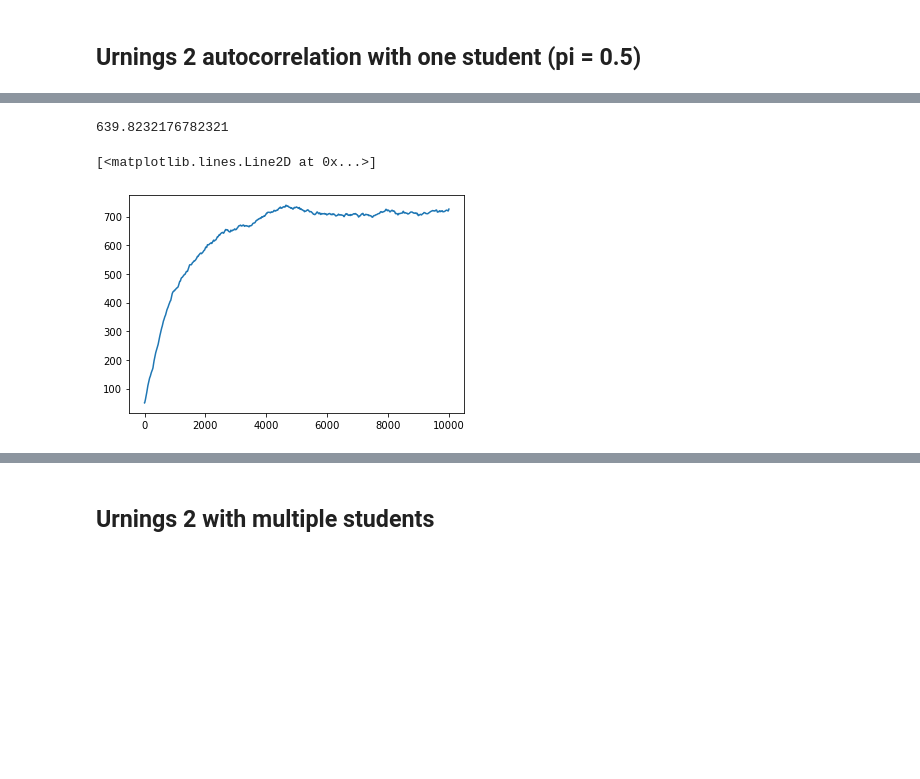
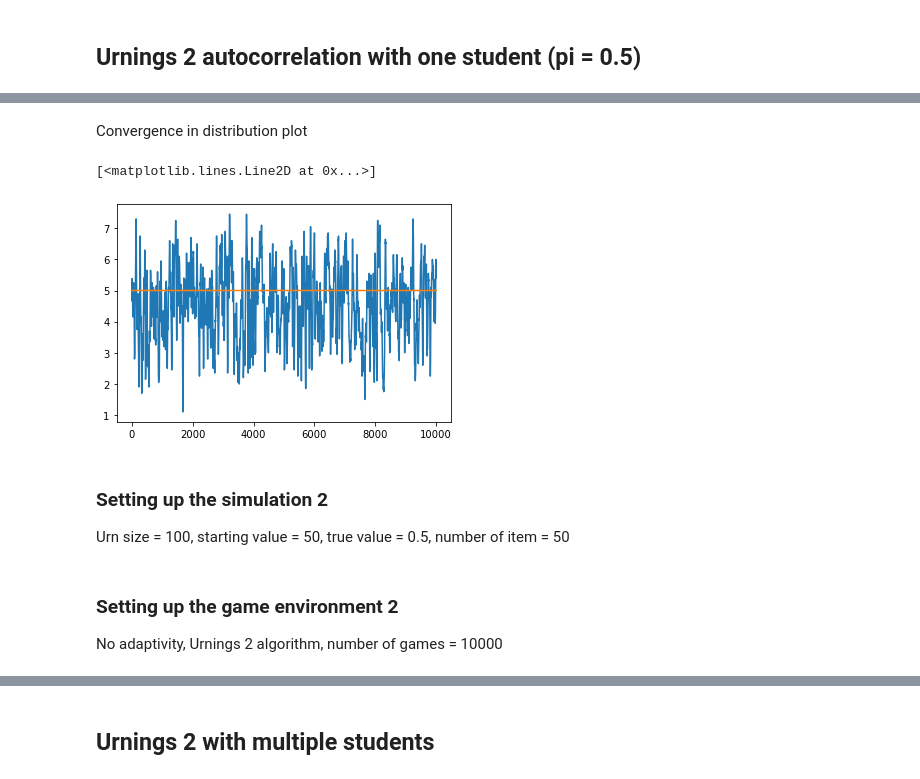
Before and after one commit to mrpogge/Urnings_project, a Jupyter notebook: main/autocor_sim.ipynb, the cells around one changed output, grey strips where cells are left out. Saved outputs shown, nothing was run; the diff lists cells and outputs as text; code cells hidden in the pictures; blank space fills up the shorter version.

```diff
--- a/main/autocor_sim.ipynb
+++ b/main/autocor_sim.ipynb
@@ -12,9 +18,9 @@ import main_urnings as mu
 # %%
 #game settings
 n_player = 1
-n_items = 100
-starting_score = 50
-player_urn_sizes = 1000
+n_items = 50
+starting_score = 5
+player_urn_sizes = 10
 item_urn_sizes = 100
 
 #true scores for players and items
@@ -22,13 +28,13 @@ item_true_values = np.random.uniform(0, 1, n_items)
 
 #creating players and items
 
-player = mu.Player(user_id = "Student", score = starting_score, urn_size = player_urn_sizes, true_value = 0.8)
+player = mu.Player(user_id = "Student", score = starting_score, urn_size = player_urn_sizes, true_value = 0.5)
 
 items = []
 for i in range(n_items):
     iname = "item" + str(i)
 
-    item = mu.Player(user_id = iname, score = item_true_values[i] * item_urn_sizes, urn_size = item_urn_sizes, true_value = item_true_values[i])
+    item = mu.Player(user_id = iname, score = starting_score * 10, urn_size = item_urn_sizes, true_value = item_true_values[i])
     items.append(item)
 # %% [markdown]
 ### Setting up the game environment
@@ -71,26 +102,23 @@ plt.show()
+# %% [markdown]
+Convergence in distribution plot
 # %%
-true_vec = np.repeat(player.true_value * player.urn_size, len(player.container))
-
-diff_vec = player.container - true_vec
-
-#convergence in probability
-#plt.plot(abs(diff_vec))
-
-print(np.mean(player.container))
-
 #convergence in distribution
 mean_vec = []
 for i in range(1, len(player.container)):
 
     if i < 20:
         window = player.container[0:i]
         mean_vec.append(np.mean(window))
     else:
         window = player.container[(i-20):i]
         mean_vec.append(np.mean(window))
 
 plt.plot(mean_vec)
+plt.plot(np.repeat(0.5 * 10, len(mean_vec)))
 # %% [output]
-639.8232176782321
+[<matplotlib.lines.Line2D at 0x...>]
-[<matplotlib.lines.Line2D at 0x...>]
-[figure, old version]
+[figure, new version]
+# %% [markdown]
+### Setting up the simulation 2
+
+Urn size = 100, starting value = 50, true value = 0.5, number of item = 50
@@ -96,0 +146,4 @@ plt.plot(mean_vec)
+# %% [markdown]
+### Setting up the game environment 2
+
+No adaptivity, Urnings 2 algorithm, number of games = 10000
```
Also changed, not shown: parts of 37 cells of this notebook, 1 other file.
